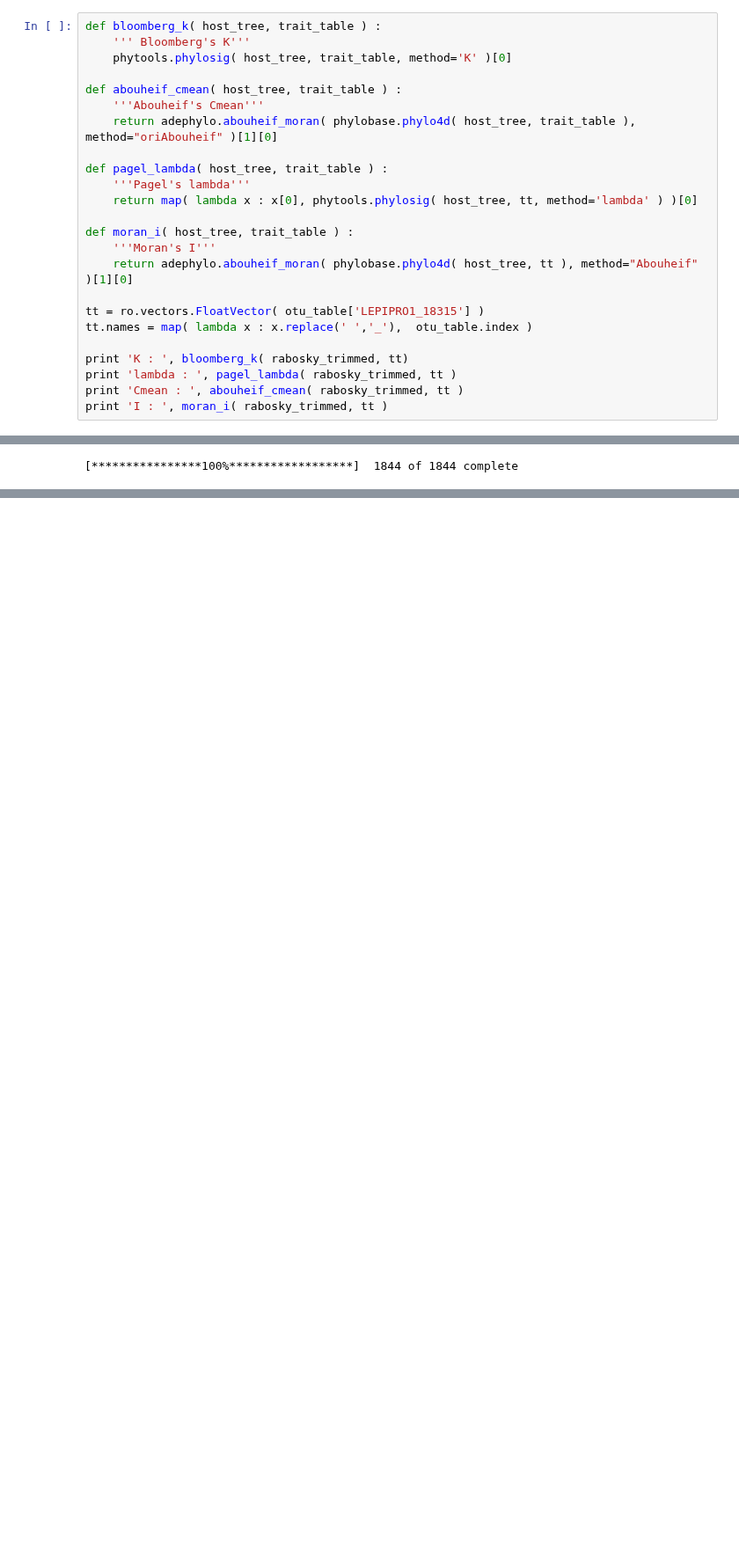
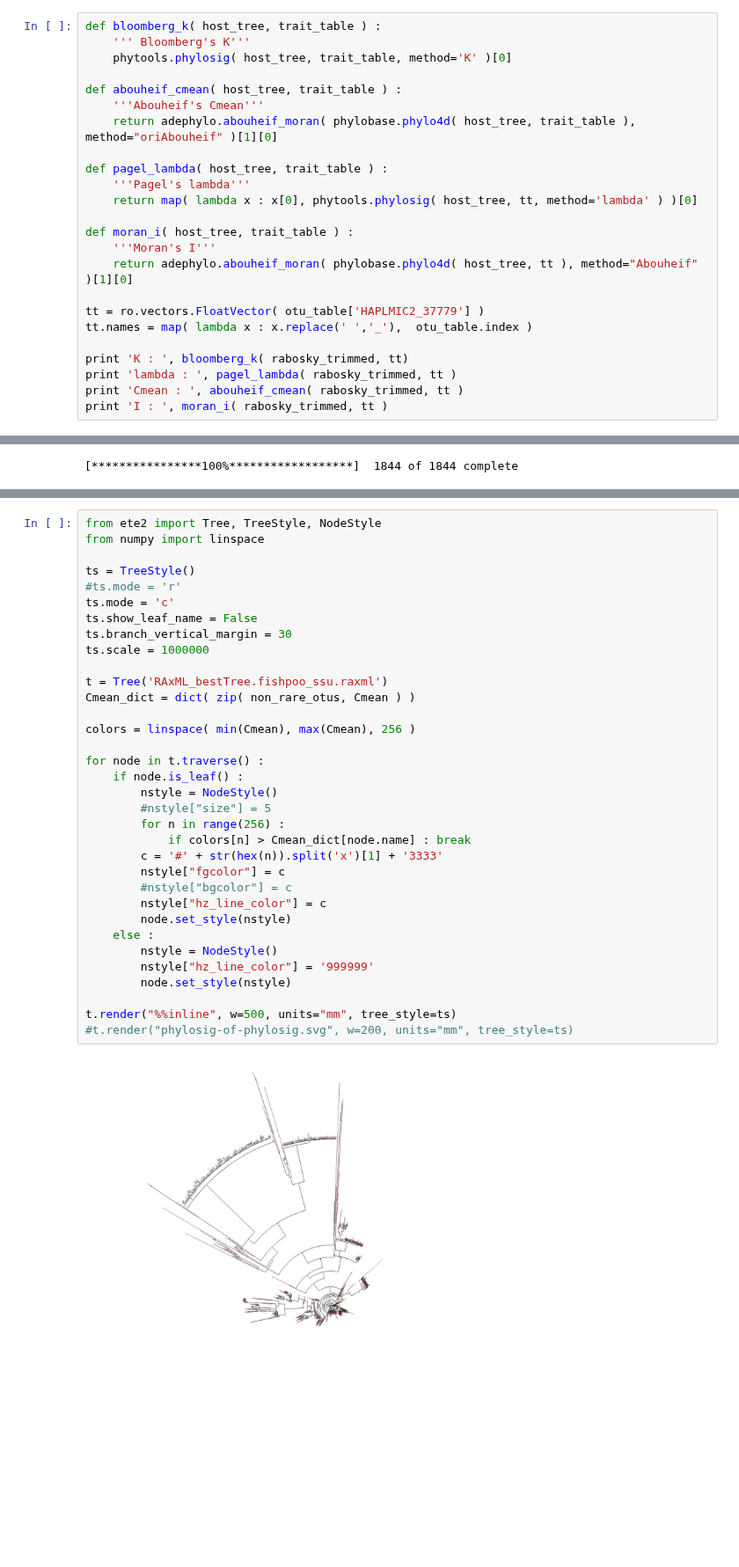
Before and after one commit to ryneches/fishpoo, a Jupyter notebook: fishpoo.ipynb, the cells around one changed output, grey strips where cells are left out. Shown at 88% size. Drawn from its saved outputs; the diff is of its cells as text; blank space fills up the shorter version.

Commit message:
Workin' on the phylosig tree

```diff
--- a/fishpoo.ipynb
+++ b/fishpoo.ipynb
@@ -285,7 +322,7 @@ def moran_i( host_tree, trait_table ) :
     '''Moran's I'''
     return adephylo.abouheif_moran( phylobase.phylo4d( host_tree, tt ), method="Abouheif" )[1][0]
 
-tt = ro.vectors.FloatVector( otu_table['LEPIPRO1_18315'] )
+tt = ro.vectors.FloatVector( otu_table['HAPLMIC2_37779'] )
 tt.names = map( lambda x : x.replace(' ','_'),  otu_table.index )
 
 print 'K : ', bloomberg_k( rabosky_trimmed, tt)
@@ -339,0 +412,36 @@ Name: LEPIPRO1_18315, dtype: float64
+# %%
+from ete2 import Tree, TreeStyle, NodeStyle
+from numpy import linspace
+
+ts = TreeStyle()
+#ts.mode = 'r'
+ts.mode = 'c'
+ts.show_leaf_name = False
+ts.branch_vertical_margin = 30
+ts.scale = 1000000
+
+t = Tree('RAxML_bestTree.fishpoo_ssu.raxml')
+Cmean_dict = dict( zip( non_rare_otus, Cmean ) )
+
+colors = linspace( min(Cmean), max(Cmean), 256 )
+
+for node in t.traverse() :
+    if node.is_leaf() :
+        nstyle = NodeStyle()
+        #nstyle["size"] = 5
+        for n in range(256) :
+            if colors[n] > Cmean_dict[node.name] : break
+        c = '#' + str(hex(n)).split('x')[1] + '3333'
+        nstyle["fgcolor"] = c
+        #nstyle["bgcolor"] = c
+        nstyle["hz_line_color"] = c
+        node.set_style(nstyle)
+    else :
+        nstyle = NodeStyle()
+        nstyle["hz_line_color"] = '999999'
+        node.set_style(nstyle)
+
+t.render("%%inline", w=500, units="mm", tree_style=ts)
+#t.render("phylosig-of-phylosig.svg", w=200, units="mm", tree_style=ts)
+# %% [output]
+[figure, added]
```
Also changed, not shown: parts of 10 cells of this notebook.
